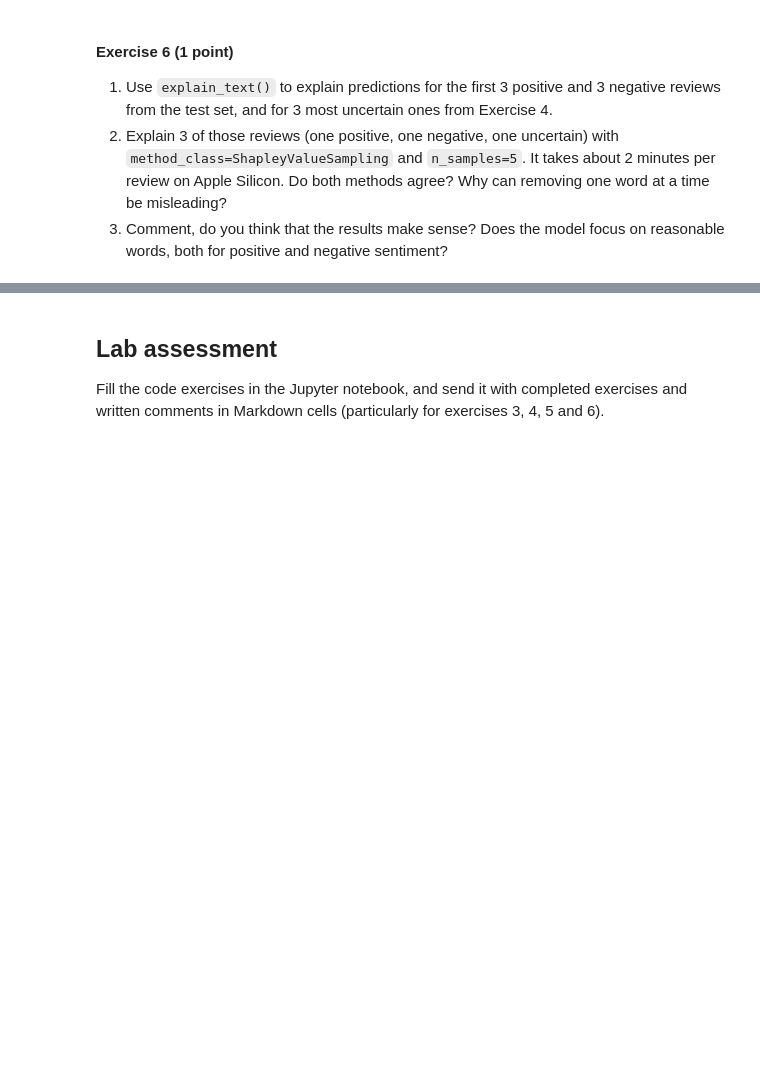
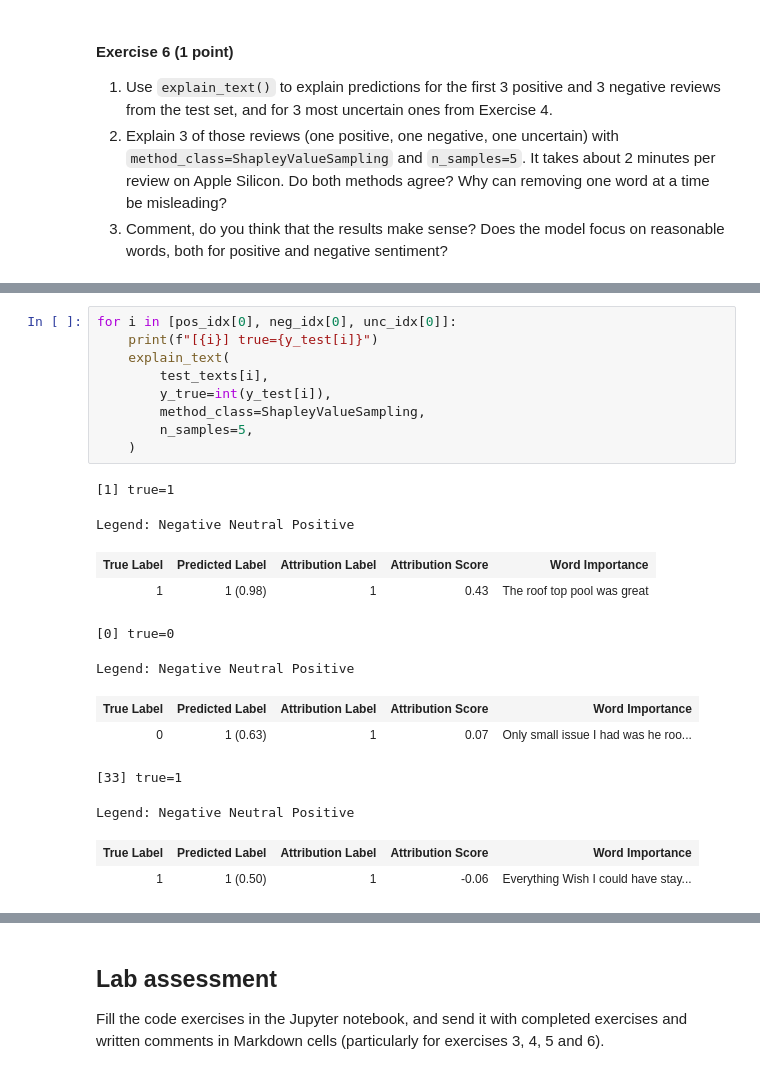
Before and after one commit to mlops-agh/lab06-data-model-testing, a Jupyter notebook: LAB_INSTRUCTION.ipynb, the cells around one changed output, grey strips where cells are left out. Cells and saved outputs as stored; diff of their text form; blank space fills up the shorter version.

```diff
--- a/LAB_INSTRUCTION.ipynb
+++ b/LAB_INSTRUCTION.ipynb
@@ -1065 +1473,23 @@ explain_text(
+# %%
+for i in [pos_idx[0], neg_idx[0], unc_idx[0]]:
+    print(f"[{i}] true={y_test[i]}")
+    explain_text(
+        test_texts[i],
+        y_true=int(y_test[i]),
+        method_class=ShapleyValueSampling,
+        n_samples=5,
+    )
+# %% [output]
+[1] true=1
+Legend: Negative Neutral Positive
+| True Label | Predicted Label | Attribution Label | Attribution Score | Word Importance |
+| 1 | 1 (0.98) | 1 | 0.43 | The roof top pool was great |
+[0] true=0
+Legend: Negative Neutral Positive
+| True Label | Predicted Label | Attribution Label | Attribution Score | Word Importance |
+| 0 | 1 (0.63) | 1 | 0.07 | Only small issue I had was he roo... |
+[33] true=1
+Legend: Negative Neutral Positive
+| True Label | Predicted Label | Attribution Label | Attribution Score | Word Importance |
+| 1 | 1 (0.50) | 1 | -0.06 | Everything Wish I could have stay... |
 # %% [markdown]
```
Also changed, not shown: parts of 34 cells of this notebook, 1 other file.
